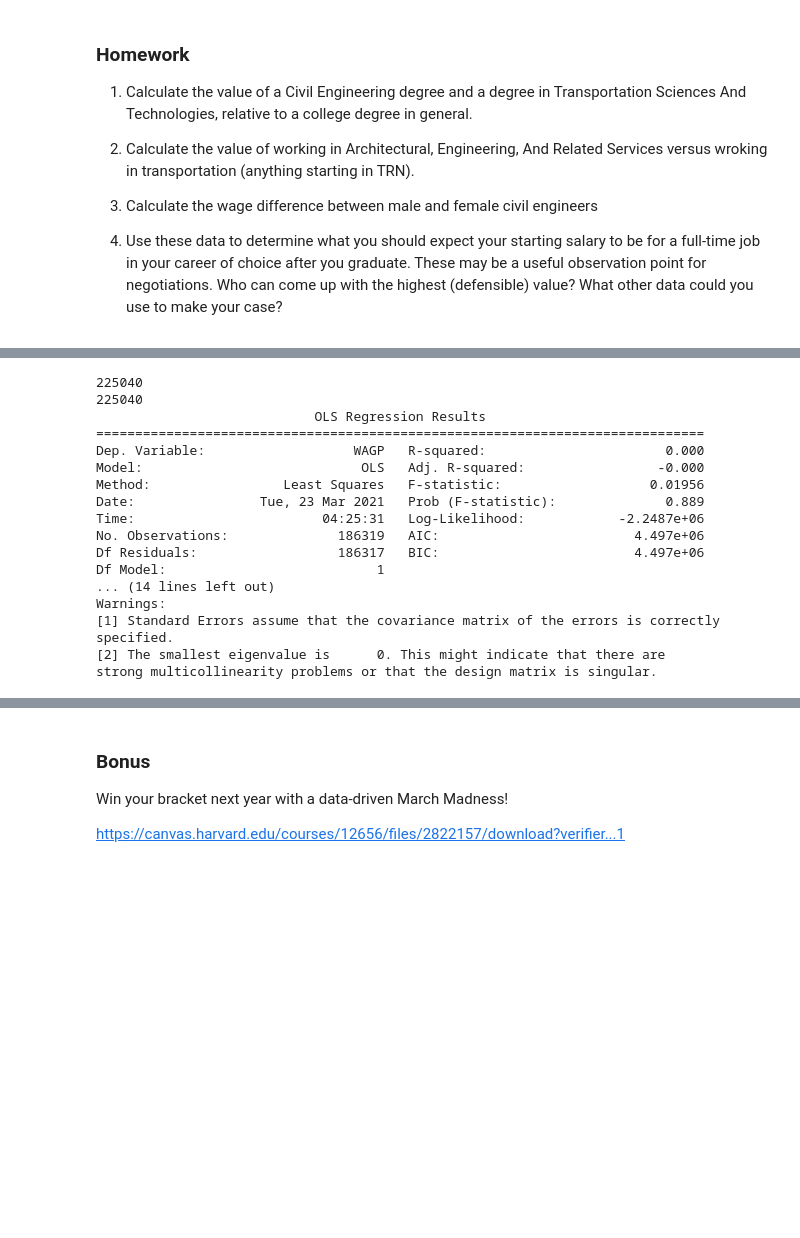
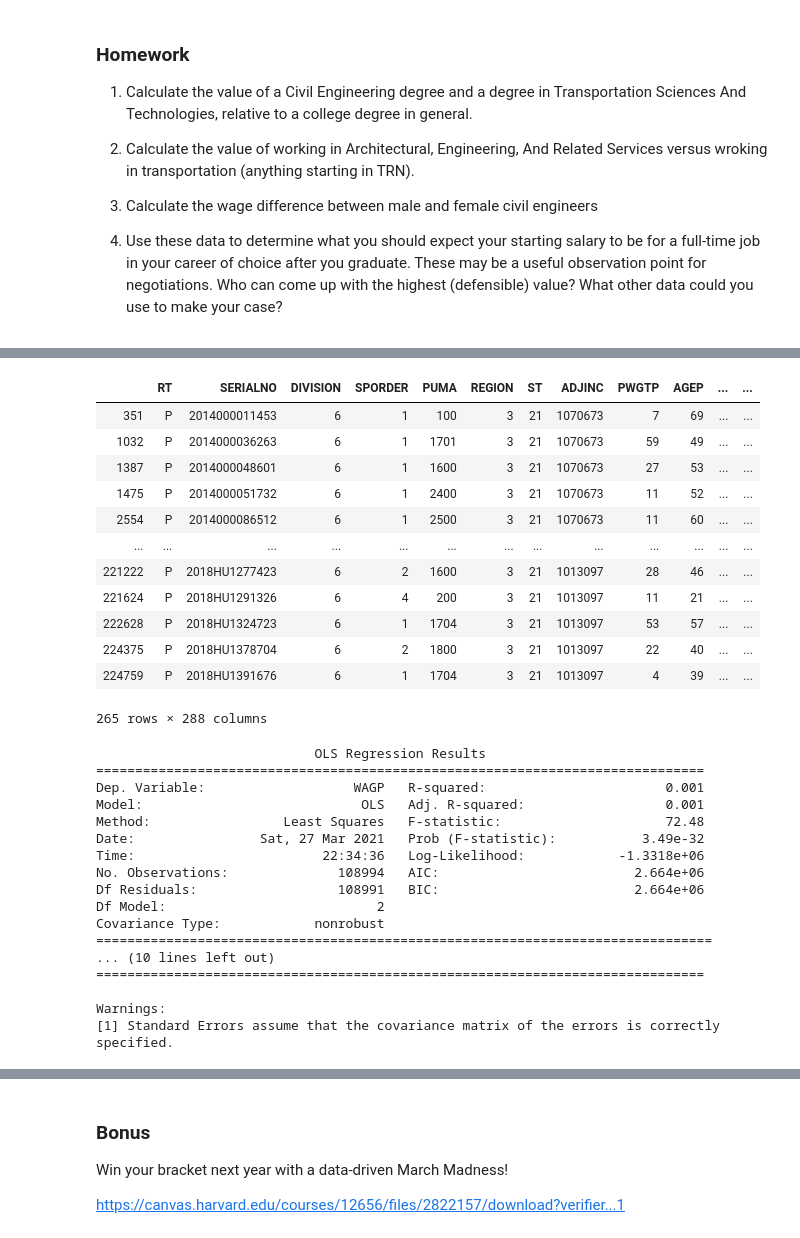
Before and after one commit to abs8090/ce599, a Jupyter notebook: 14-Regression 1/Regression 1.ipynb, the cells around one changed output, grey strips where cells are left out. Saved outputs shown, nothing was run; the diff lists cells and outputs as text; code cells hidden in the pictures; blank space fills up the shorter version.

```diff
--- a/14-Regression 1/Regression 1.ipynb
+++ b/14-Regression 1/Regression 1.ipynb
@@ -608,38 +606,51 @@ Warnings:
 [1] Standard Errors assume that the covariance matrix of the errors is correctly specified.
 # %%
 df = pd.read_csv('data/psam_p21.csv')
+df = df[df['WKL']==1]
+# %%
+df[df['NAICSP'] == '481']
+# %% [output]
+|  | RT | SERIALNO | DIVISION | SPORDER | PUMA | REGION | ST | ADJINC | PWGTP | AGEP | ... | ... |
+| 351 | P | 2014000011453 | 6 | 1 | 100 | 3 | 21 | 1070673 | 7 | 69 | ... | ... |
+| 1032 | P | 2014000036263 | 6 | 1 | 1701 | 3 | 21 | 1070673 | 59 | 49 | ... | ... |
+| 1387 | P | 2014000048601 | 6 | 1 | 1600 | 3 | 21 | 1070673 | 27 | 53 | ... | ... |
+| 1475 | P | 2014000051732 | 6 | 1 | 2400 | 3 | 21 | 1070673 | 11 | 52 | ... | ... |
+| 2554 | P | 2014000086512 | 6 | 1 | 2500 | 3 | 21 | 1070673 | 11 | 60 | ... | ... |
+| ... | ... | ... | ... | ... | ... | ... | ... | ... | ... | ... | ... | ... |
+| 221222 | P | 2018HU1277423 | 6 | 2 | 1600 | 3 | 21 | 1013097 | 28 | 46 | ... | ... |
+| 221624 | P | 2018HU1291326 | 6 | 4 | 200 | 3 | 21 | 1013097 | 11 | 21 | ... | ... |
+| 222628 | P | 2018HU1324723 | 6 | 1 | 1704 | 3 | 21 | 1013097 | 53 | 57 | ... | ... |
+| 224375 | P | 2018HU1378704 | 6 | 2 | 1800 | 3 | 21 | 1013097 | 22 | 40 | ... | ... |
+| 224759 | P | 2018HU1391676 | 6 | 1 | 1704 | 3 | 21 | 1013097 | 4 | 39 | ... | ... |
+265 rows × 288 columns
 # %%
-#2n wrap long strings with a \ character
-df['AER'] = df['NAICSP'].apply(lambda x : x == 5413)
-df['TRN'] = df['NAICSP'].apply(lambda x : x in [481, 482, 483, 484, 4853, 486, 487,488,491,492,493,9005,9030,9040,9050,9110,9121,9122,9130,9141,9142,9150,9210,9240,9265,9300,9310,9350,9365,9410,9415 ,9430, 9510, 9570, 9600, 9610, 9620,9630,9640,9645,9650,9720,9760,531000, 532010,532020,532031,
-                                                533011,533051,533052,533030,533053,533054,533099,534010,534031, 535020,536021,536030,536051,536061,537051,537061,537062,537063,
-                                                537064,537065,537070,537081,6070,6080,6090,6170,6180,6190,6270,6280,6290,6370,6380,6390]
-                                               or x in ['485M', '5340XX', '5350XX','5360XX', '5370XX', '5371XX'
+#2
+df['AER'] = df['NAICSP'].apply(lambda x : x == '5413')
+df['TRN'] = df['NAICSP'].apply(lambda x : x in ['481', '482', '483', '484', '4853', '486', '487','488','491','492','493','9005','9030','9040','9050','9110','9121','9122','9130','9141','9142','9150','9210','9240','9265','9300','9310','9350','9365','9410','9415' ,'9430', '9510', '9570', '9600', '9610', '9620','9630','9640','9645','9650','9720','9760','531000', '532010','532020','532031',
+                                                '533011','533051','533052','533030','533053','533054','533099','534010','534031', '535020','536021','536030','536051','536061','537051','537061','537062','537063',
+                                                '537064','537065','537070','537081','6070','6080','6090','6170','6180','6190','6270','6280','6290','6370','6380','6390',
+                                               '485M', '5340XX', '5350XX','5360XX', '5370XX', '5371XX'
                                                      '485M'])
-
-print(len(df['AER']))
-print(len(df['TRN']))
-
 mod = smf.ols(formula='WAGP ~ AER + TRN', data=df)
 res = mod.fit()
 print(res.summary())
 # %% [output]
-225040
-225040
                             OLS Regression Results
 ==============================================================================
-Dep. Variable:                   WAGP   R-squared:                       0.000
-Model:                            OLS   Adj. R-squared:                 -0.000
-Method:                 Least Squares   F-statistic:                   0.01956
-Date:                Tue, 23 Mar 2021   Prob (F-statistic):              0.889
-Time:                        04:25:31   Log-Likelihood:            -2.2487e+06
-No. Observations:              186319   AIC:                         4.497e+06
-Df Residuals:                  186317   BIC:                         4.497e+06
-Df Model:                           1
-... (14 lines left out)
+Dep. Variable:                   WAGP   R-squared:                       0.001
+Model:                            OLS   Adj. R-squared:                  0.001
+Method:                 Least Squares   F-statistic:                     72.48
+Date:                Sat, 27 Mar 2021   Prob (F-statistic):           3.49e-32
+Time:                        22:34:36   Log-Likelihood:            -1.3318e+06
+No. Observations:              108994   AIC:                         2.664e+06
+Df Residuals:                  108991   BIC:                         2.664e+06
+Df Model:                           2
+Covariance Type:            nonrobust
+===============================================================================
+... (10 lines left out)
+==============================================================================
+
 Warnings:
 [1] Standard Errors assume that the covariance matrix of the errors is correctly specified.
-[2] The smallest eigenvalue is      0. This might indicate that there are
-strong multicollinearity problems or that the design matrix is singular.
 # %%
 df = pd.read_csv('data/psam_p21.csv')
```
Also changed, not shown: parts of 18 cells of this notebook.
